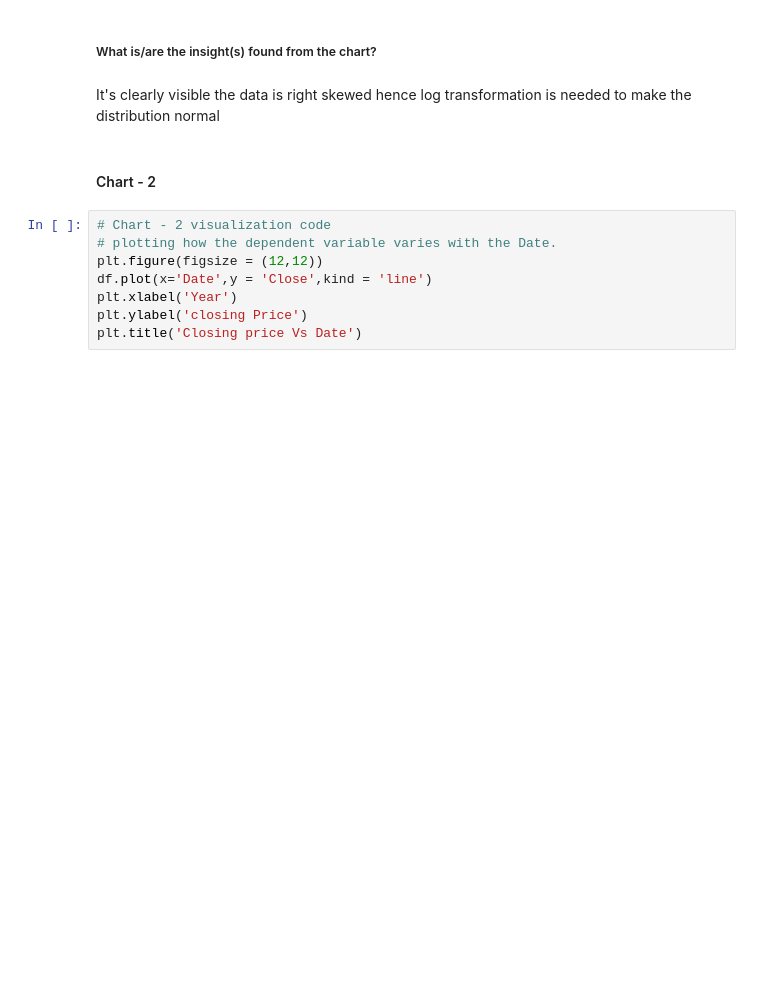
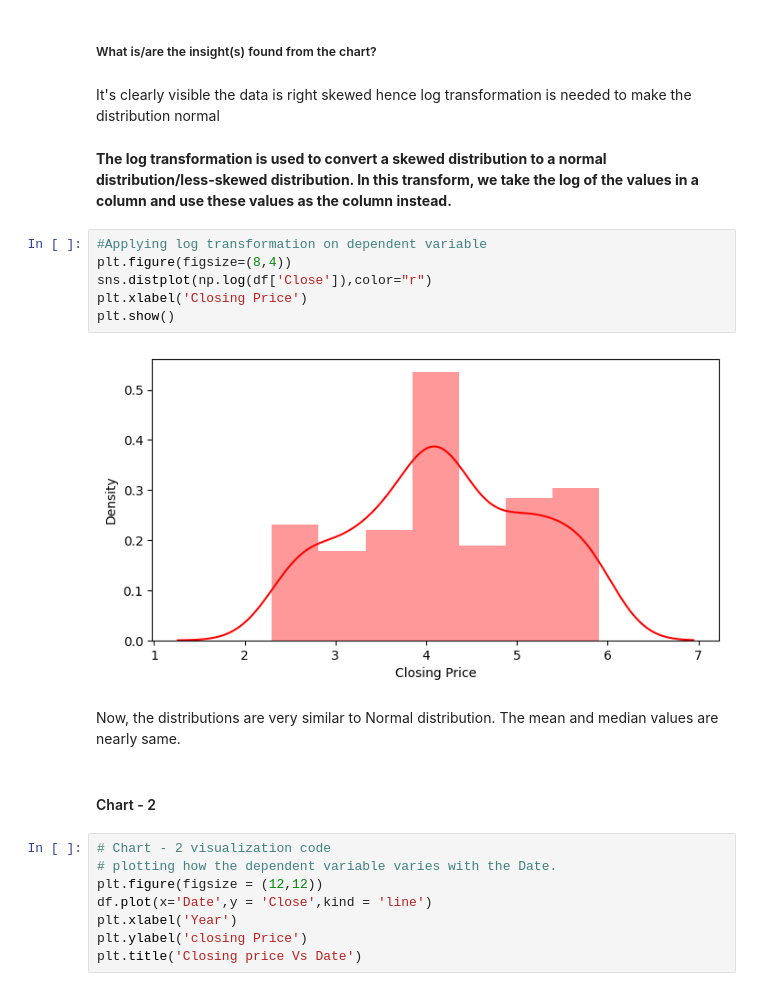
Before and after one commit to Devyani273/Regression---Yes-Bank-Stock-Closing-Price-Prediction, a Jupyter notebook: Yes_Bank_Stock_Closing_Price_Prediction.ipynb, the cells around one changed output. Cells and saved outputs as stored; diff of their text form; blank space fills up the shorter version.

```diff
--- a/Yes_Bank_Stock_Closing_Price_Prediction.ipynb
+++ b/Yes_Bank_Stock_Closing_Price_Prediction.ipynb
@@ -290,6 +292,18 @@ plt.show()
 #####  What is/are the insight(s) found from the chart?
 # %% [markdown]
 It's clearly visible the data is right skewed hence log transformation is needed to make the distribution normal
+# %% [markdown]
+**The log transformation is used to convert a skewed distribution to a normal distribution/less-skewed distribution. In this transform, we take the log of the values in a column and use these values as the column instead.**
+# %%
+#Applying log transformation on dependent variable
+plt.figure(figsize=(8,4))
+sns.distplot(np.log(df['Close']),color="r")
+plt.xlabel('Closing Price')
+plt.show()
+# %% [output]
+[figure, added]
+# %% [markdown]
+Now, the distributions are very similar to Normal distribution. The mean and median values are nearly same.
 # %% [markdown]
 #### Chart - 2
 # %%
```
Also changed, not shown: parts of 3 cells of this notebook.
